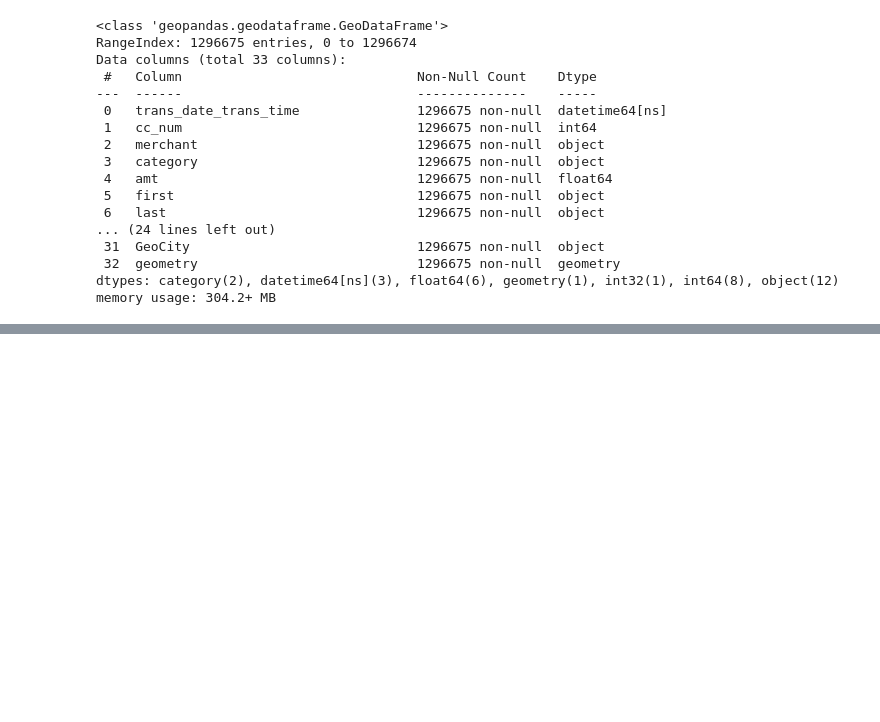
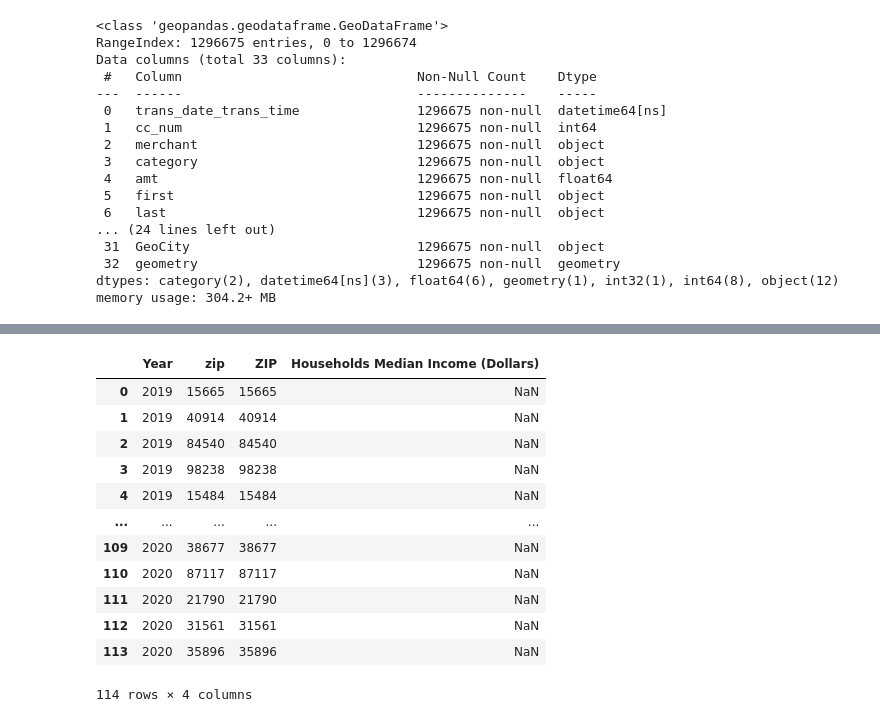
Before and after one commit to KeshavElangoDS/Independent-Study-Fall-2024, a Jupyter notebook: notebooks/DataAnalysis_FraudDetection.ipynb, the cells around one changed output, grey strips where cells are left out. Saved outputs shown, nothing was run; the diff lists cells and outputs as text; code cells hidden in the pictures; blank space fills up the shorter version.

```diff
--- a/notebooks/DataAnalysis_FraudDetection.ipynb
+++ b/notebooks/DataAnalysis_FraudDetection.ipynb
@@ -1096,0 +1179,3 @@ pn.Row(
+# %%
+list_of_income_na = fraud_train_df[fraud_train_df['Households Median Income (Dollars)'].isna()][['Year','zip']]
+list_of_income_na['zip'].unique()
@@ -1096,0 +1240,7 @@ pn.Row(
+# %%
+us_median_income_nan = us_median_income[
+    (us_median_income['ZIP'].isin(list_of_income_na['zip'].unique()))
+    &
+    (us_median_income['Year'].isin([2020, 2019]))
+    ] [['ZIP', 'Year', 'Households Median Income (Dollars)']]
+us_median_income_nan
@@ -1096,0 +1261,3 @@ pn.Row(
+# %%
+unique_year_zip_train = list_of_income_na.loc[:,('Year','zip')].drop_duplicates()
+unique_year_zip_train
@@ -1096,0 +1278,17 @@ pn.Row(
+# %%
+join_uniq_year_zip = unique_year_zip_train.merge(us_median_income_nan, how="left", left_on=['Year','zip'], right_on=['Year','ZIP'])
+join_uniq_year_zip
+# %% [output]
+|  | Year | zip | ZIP | Households Median Income (Dollars) |
+| 0 | 2019 | 15665 | 15665 | NaN |
+| 1 | 2019 | 40914 | 40914 | NaN |
+| 2 | 2019 | 84540 | 84540 | NaN |
+| 3 | 2019 | 98238 | 98238 | NaN |
+| 4 | 2019 | 15484 | 15484 | NaN |
+| ... | ... | ... | ... | ... |
+| 109 | 2020 | 38677 | 38677 | NaN |
+| 110 | 2020 | 87117 | 87117 | NaN |
+| 111 | 2020 | 21790 | 21790 | NaN |
+| 112 | 2020 | 31561 | 31561 | NaN |
+| 113 | 2020 | 35896 | 35896 | NaN |
+114 rows × 4 columns
```
Also changed, not shown: parts of 38 cells of this notebook.
